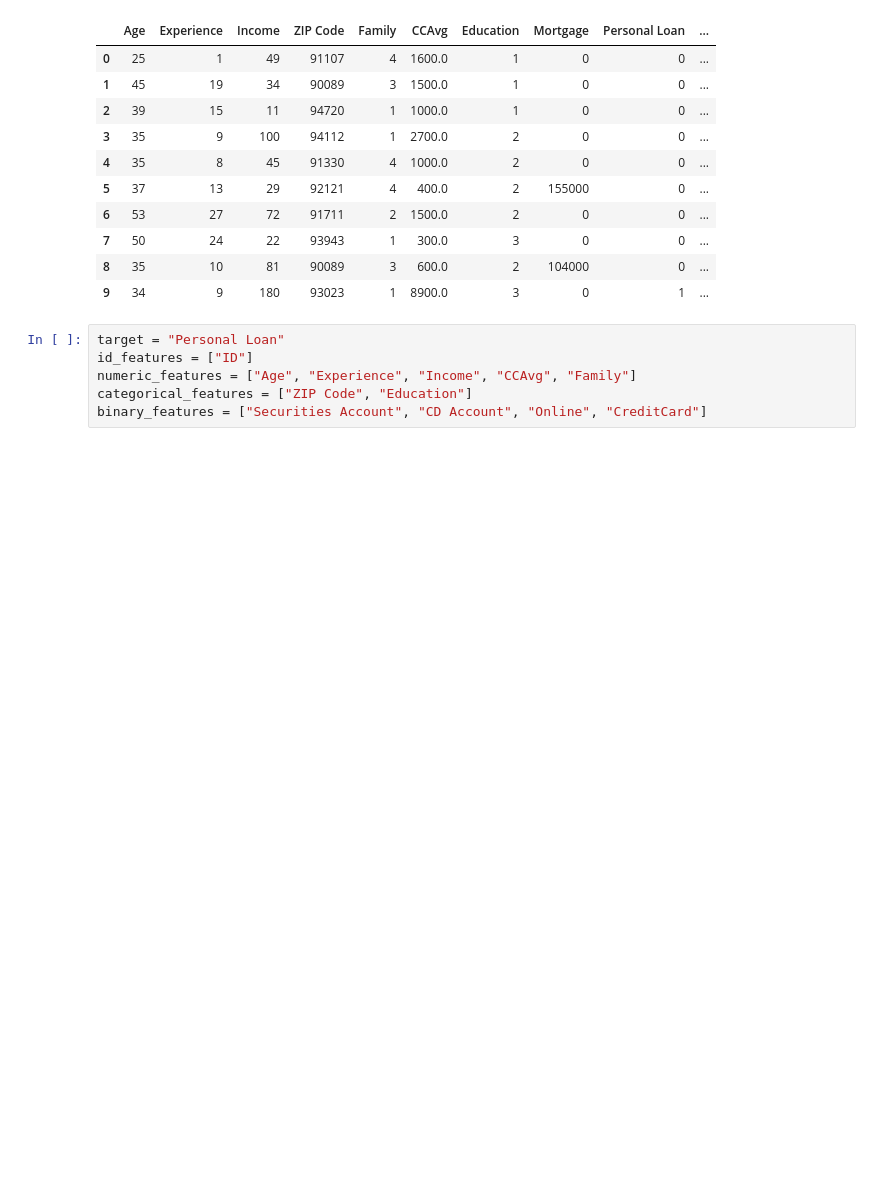
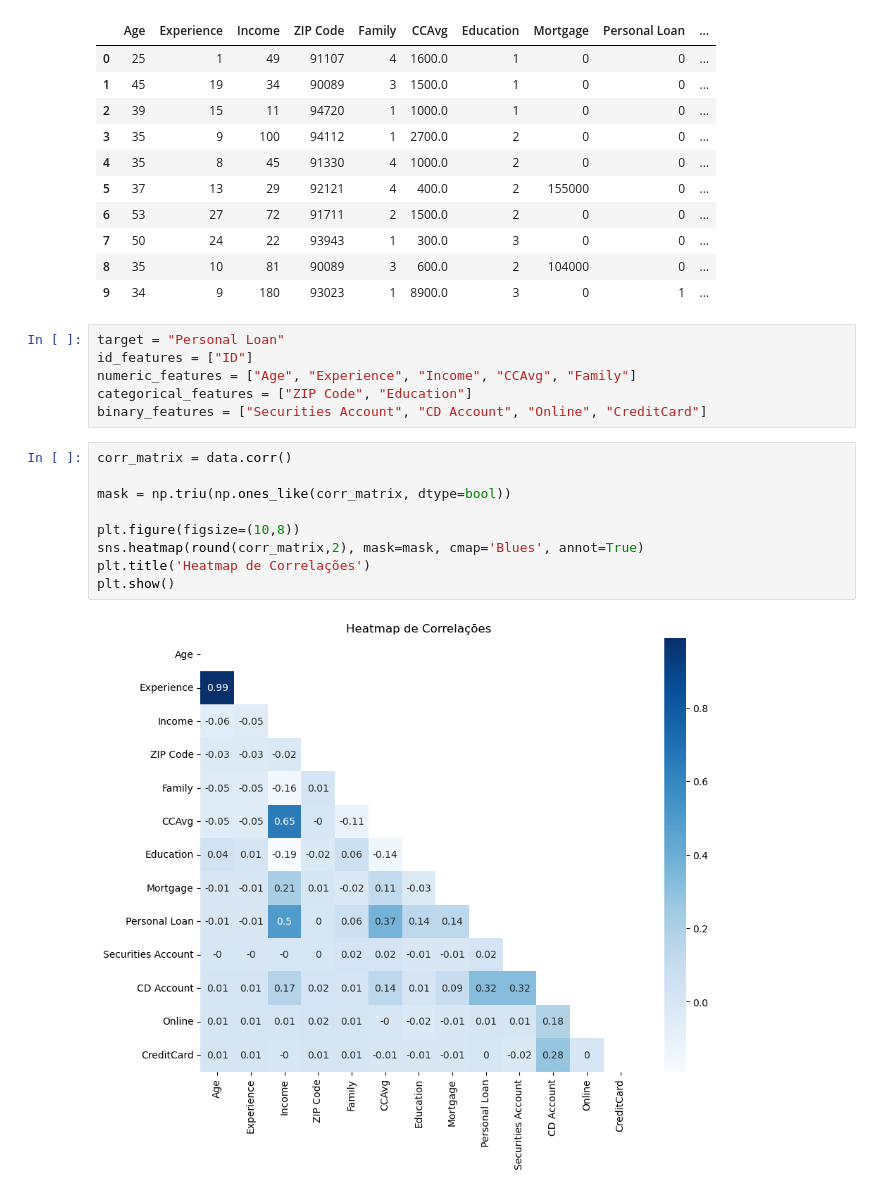
Before and after one commit to FernandoLKS/Bank_loan_defaulter, a Jupyter notebook: Bank_Personal_Loan.ipynb, the cells around one changed output. Saved outputs shown, nothing was run; the diff lists cells and outputs as text; blank space fills up the shorter version.

```diff
--- a/Bank_Personal_Loan.ipynb
+++ b/Bank_Personal_Loan.ipynb
@@ -157,6 +157,17 @@ id_features = ["ID"]
 numeric_features = ["Age", "Experience", "Income", "CCAvg", "Family"]
 categorical_features = ["ZIP Code", "Education"]
 binary_features = ["Securities Account", "CD Account", "Online", "CreditCard"]
+# %%
+corr_matrix = data.corr()
+
+mask = np.triu(np.ones_like(corr_matrix, dtype=bool))
+
+plt.figure(figsize=(10,8))
+sns.heatmap(round(corr_matrix,2), mask=mask, cmap='Blues', annot=True)
+plt.title('Heatmap de Correlações')
+plt.show()
+# %% [output]
+[figure, added]
 # %%
 fig, axs = plt.subplots(nrows=1, ncols=len(numeric_features), figsize=(5*len(numeric_features), 5))
 axs = axs.flatten()
```
Also changed, not shown: parts of 1 cell of this notebook, 1 other file.
